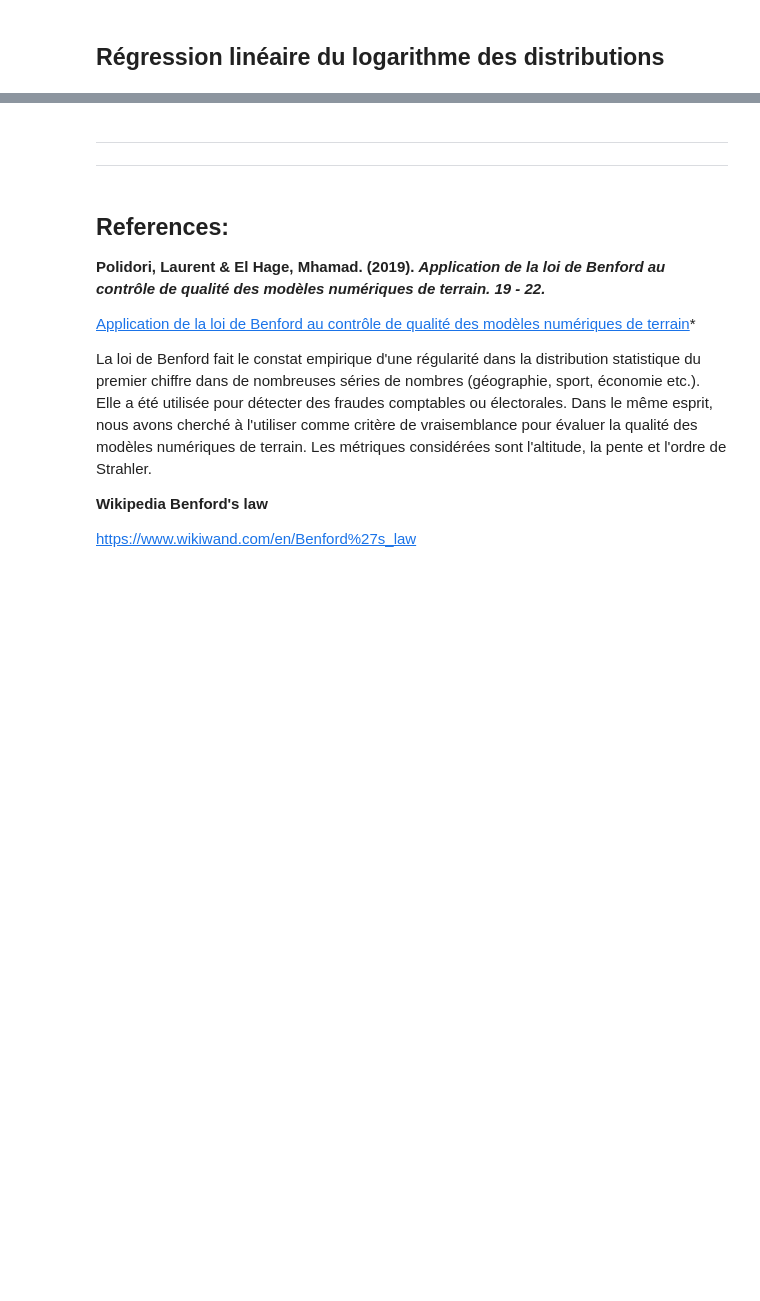
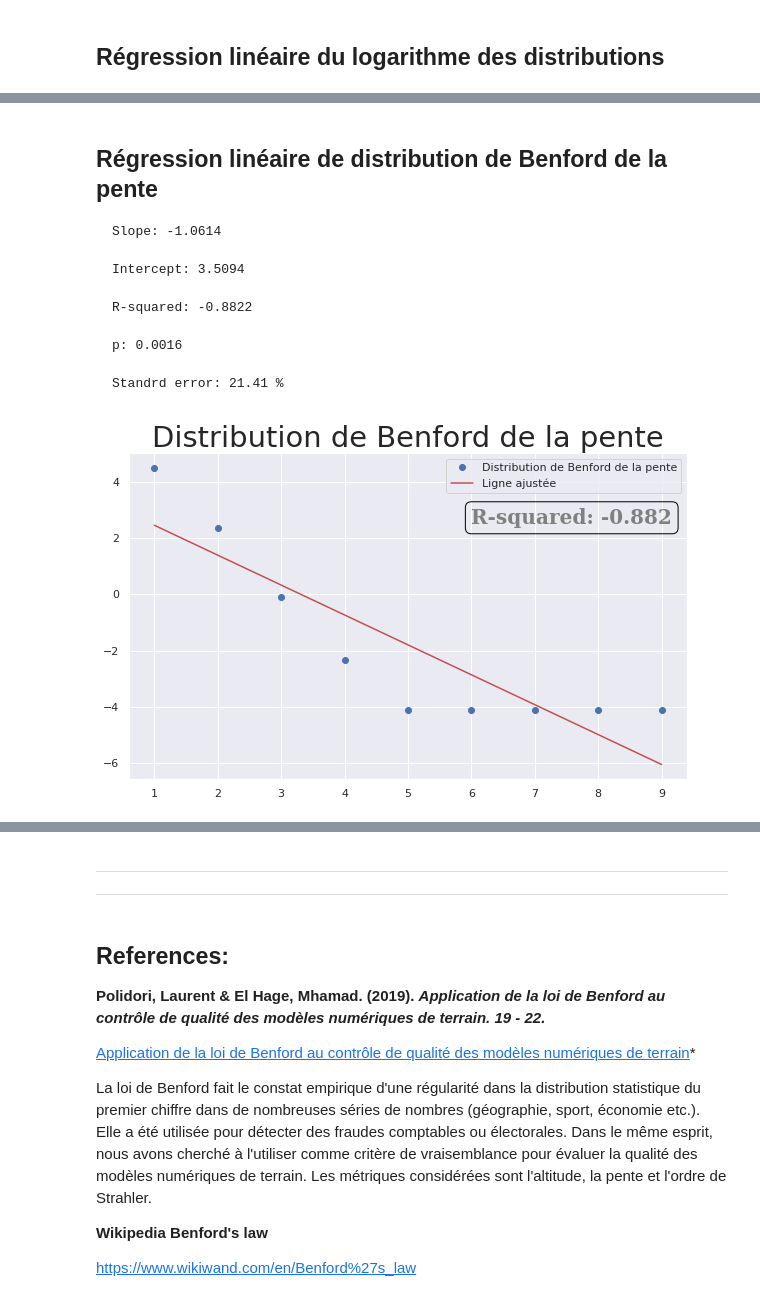
Before and after one commit to ayoubft/Benford_DEM, a Jupyter notebook: Benford_DEM-full.ipynb, the cells around one changed output, grey strips where cells are left out. Drawn from its saved outputs; the diff is of its cells as text; code cells hidden in the pictures; blank space fills up the shorter version.

```diff
--- a/Benford_DEM-full.ipynb
+++ b/Benford_DEM-full.ipynb
@@ -542,25 +575,41 @@ plt.text(6, 3.2,  f'R-squared: {r:.3f}', fontdict=font, bbox=box);
 # %%
 y = np.log(ff2)
 slope, intercept, r, p, std_err = stats.linregress(X, y)
 
 printmd(f"""
 <h2>
 Régression linéaire de distribution de Benford de la pente
 </h2>
 
     Slope: {slope:.4f}\n
     Intercept: {intercept:.4f}\n
     R-squared: {r:.4f}\n
     p: {p:.4f}\n
     Standrd error: {100*std_err:.2f} %
 """)
 
 plt.figure(figsize=(10, 6))
 plt.plot(X, y, 'o', label='Distribution de Benford de la pente')
 plt.plot(X, intercept + slope*X, 'r', label='Ligne ajustée')
 plt.legend()
 plt.title('Distribution de Benford de la pente', size=29)
-plt.text(6, 3,  f'R-squared: {r:.3f}', fontdict=font, bbox=box);
+plt.text(6, 2.5,  f'R-squared: {r:.3f}', fontdict=font, bbox=box);
+# %% [output]
+
+<h2>
+Régression linéaire de distribution de Benford de la pente
+</h2>
+
+    Slope: -1.0614
+
+    Intercept: 3.5094
+
+    R-squared: -0.8822
+
+    p: 0.0016
+
+    Standrd error: 21.41 %
+[figure, added]
 # %%
 y = np.log(ff3)
 slope, intercept, r, p, std_err = stats.linregress(X, y)
```
Also changed, not shown: parts of 7 cells of this notebook, 1 other file.
